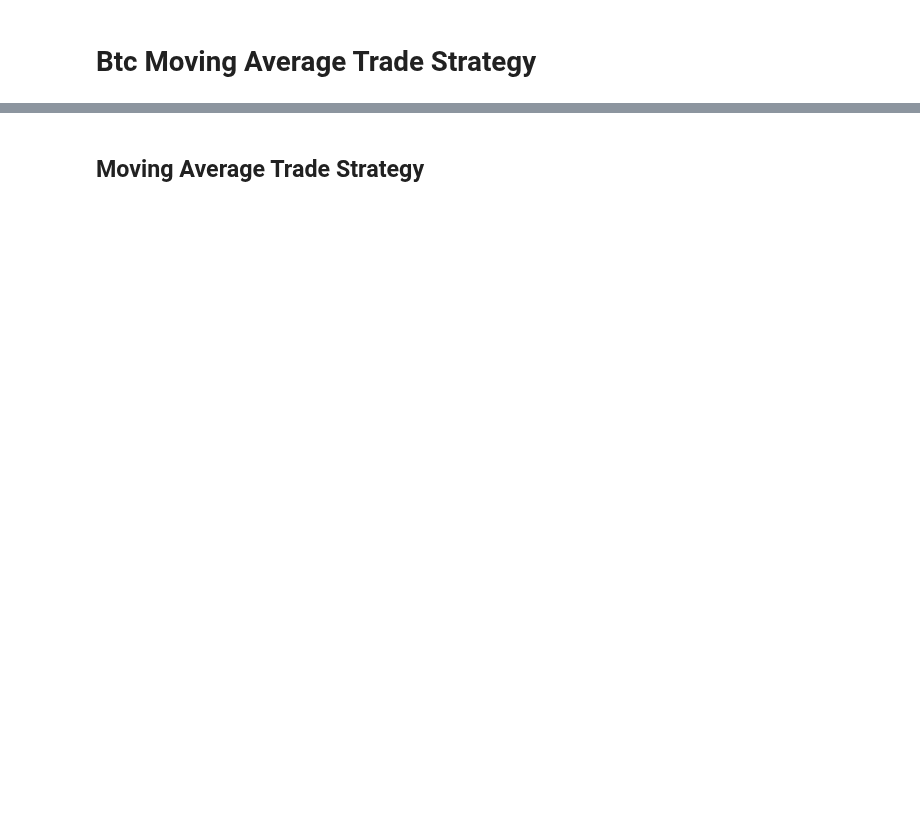
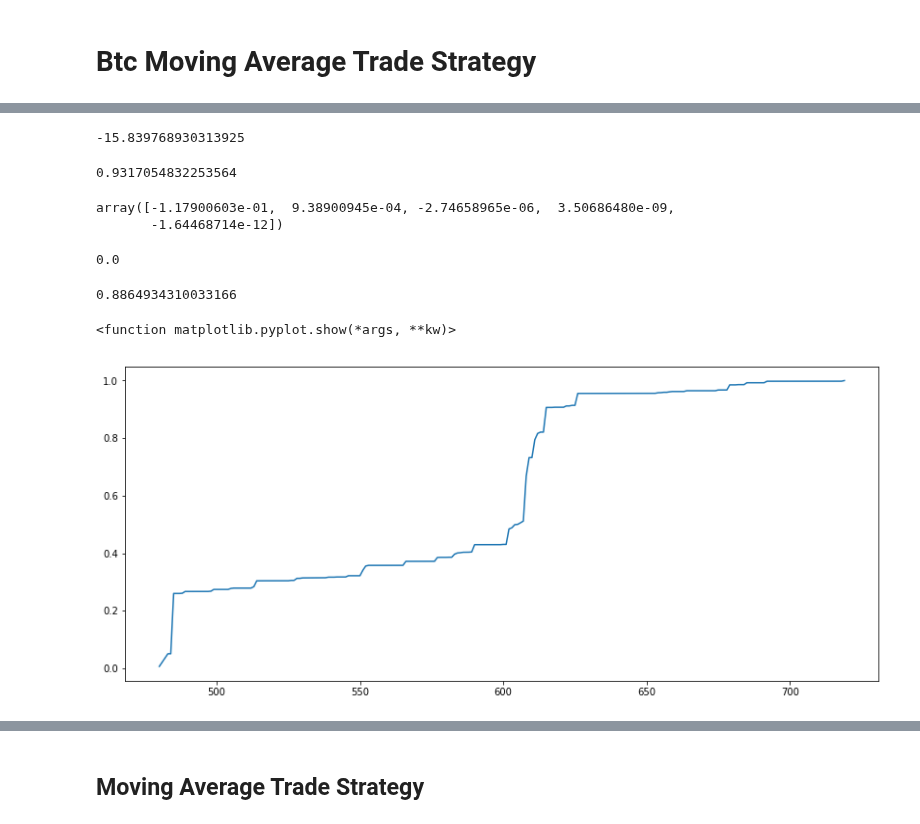
Before and after one commit to franklili3/Python-for-Finance-Engineering, a Jupyter notebook: FinalProject/Btc_EMA_strategy.ipynb, the cells around one changed output, grey strips where cells are left out. Drawn from its saved outputs; the diff is of its cells as text; code cells hidden in the pictures; blank space fills up the shorter version.

```diff
--- a/FinalProject/Btc_EMA_strategy.ipynb
+++ b/FinalProject/Btc_EMA_strategy.ipynb
@@ -93,0 +182,17 @@ MarketTradeHist.head()
+# %%
+
+# now let's make some 1 minute data using resample
+minute_data = pd.DataFrame()
+minute_data['open'] = daytrades1['trade_price'].resample('Min').first()
+minute_data['close'] = daytrades1['trade_price'].resample('Min').last()
+minute_data['high'] = daytrades1['trade_price'].resample('Min').max()
+minute_data['low'] = daytrades1['trade_price'].resample('Min').min()
+minute_data['volume'] = daytrades1['trade_qty'].resample('Min').sum()
+# %%
+for index , row in minute_data.iterrows():
+    if np.isnan(minute_data.loc[index, 'open']):
+        minute_data.loc[index, 'open'] =  minute_data.loc[index - 1, 'open']
+        minute_data.loc[index, 'close'] =  minute_data.loc[index - 1, 'close']
+        minute_data.loc[index, 'high'] =  minute_data.loc[index - 1, 'high']
+        minute_data.loc[index, 'low'] =  minute_data.loc[index - 1, 'low']
+        minute_data.loc[index, 'volume'] =  0.0
@@ -93,0 +209,4 @@ MarketTradeHist.head()
+# %%
+# calculate the cumulative pct by day
+minute_data[ 'accum_volume' ] = minute_data.groupby( [ minute_data.index.date ] ).cumsum()[ 'volume' ]
+minute_data[ 'accum_pct' ] = minute_data.groupby( [ minute_data.index.date ] )[ 'accum_volume' ].transform( lambda x: x / x.iloc[ -1 ] )
@@ -93,0 +227,6 @@ MarketTradeHist.head()
+# %%
+# add a minute bin
+# US start of date, calc in minutes
+start_of_day = 8 * 60
+# get the time for each bin in minutes and subtract 9:30
+minute_data[ 'minute_bars' ] = ( minute_data.index.hour * 60 ) + minute_data.index.minute - start_of_day
@@ -93,0 +266,33 @@ MarketTradeHist.head()
+# %%
+lm.intercept_
+# %% [output]
+-15.839768930313925
+# %%
+# now do the regression with no intercept
+lm2 = linear_model.LinearRegression( fit_intercept = False )
+model = lm2.fit( X, y )
+predictions = lm2.predict( X )
+
+# Rsquared
+lm2.score( X, y )
+# %% [output]
+0.9317054832253564
+# %%
+lm2.coef_
+# %% [output]
+array([-1.17900603e-01,  9.38900945e-04, -2.74658965e-06,  3.50686480e-09,
+       -1.64468714e-12])
+# %%
+lm2.intercept_
+# %% [output]
+0.0
+# %%
+predictions[- 1]
+# %% [output]
+0.8864934310033166
+# %%
+plt.plot(minute_data['minute_bars'], minute_data[ 'accum_pct' ])
+plt.show
+# %% [output]
+<function matplotlib.pyplot.show(*args, **kw)>
+[figure, added]
```
Also changed, not shown: parts of 56 cells of this notebook, 1 other file.
